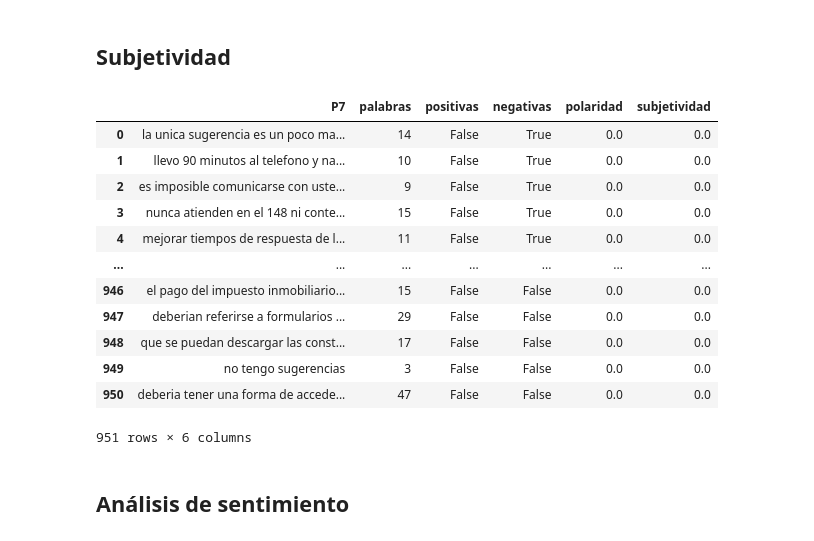
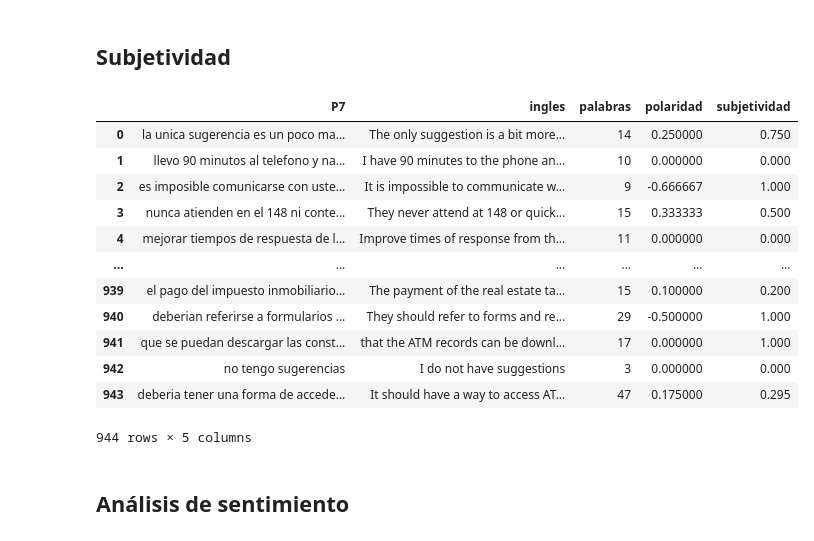
Before and after one commit to atmdatascience/python, a Jupyter notebook: colab/Analisis_v03.ipynb, the cells around one changed output. Cells and saved outputs as stored; diff of their text form; code cells hidden in the pictures.

```diff
--- a/colab/Analisis_v03.ipynb
+++ b/colab/Analisis_v03.ipynb
@@ -181,0 +191,3 @@ texto
+# %%
+textoingles = pd.read_csv(url+ingles)
+textoingles
@@ -209,4 +235,4 @@ True
 # %% [markdown]
 ## Conteo de palabras
 # %%
-texto["palabras"] = texto["P7"].apply(lambda x : len(TextBlob(str(x)).words))
+textoingles["palabras"] = textoingles["P7"].apply(lambda x : len(TextBlob(str(x)).words))
@@ -254,4 +255,4 @@ texto
 # %% [markdown]
 ## Polaridad
 # %%
-texto["polaridad"] = texto["P7"].apply(lambda x : TextBlob(str(x)).sentiment.polarity)
+textoingles["polaridad"] = textoingles["ingles"].apply(lambda x : TextBlob(str(x)).sentiment.polarity)
@@ -274,23 +275,23 @@ texto
 # %% [markdown]
 ## Subjetividad
 # %%
-texto["subjetividad"] = texto["P7"].apply(lambda x : TextBlob(str(x)).sentiment.subjectivity)
+textoingles["subjetividad"] = textoingles["ingles"].apply(lambda x : TextBlob(str(x)).sentiment.subjectivity)
-# %%
-texto
-# %% [output]
-|  | P7 | palabras | positivas | negativas | polaridad | subjetividad |
-| 0 | la unica sugerencia es un poco ma... | 14 | False | True | 0.0 | 0.0 |
-| 1 | llevo 90 minutos al telefono y na... | 10 | False | True | 0.0 | 0.0 |
-| 2 | es imposible comunicarse con uste... | 9 | False | True | 0.0 | 0.0 |
-| 3 | nunca atienden en el 148 ni conte... | 15 | False | True | 0.0 | 0.0 |
-| 4 | mejorar tiempos de respuesta de l... | 11 | False | True | 0.0 | 0.0 |
-| ... | ... | ... | ... | ... | ... | ... |
-| 946 | el pago del impuesto inmobiliario... | 15 | False | False | 0.0 | 0.0 |
-| 947 | deberian referirse a formularios ... | 29 | False | False | 0.0 | 0.0 |
-| 948 | que se puedan descargar las const... | 17 | False | False | 0.0 | 0.0 |
-| 949 | no tengo sugerencias | 3 | False | False | 0.0 | 0.0 |
-| 950 | deberia tener una forma de accede... | 47 | False | False | 0.0 | 0.0 |
-951 rows × 6 columns
+# %%
+textoingles
+# %% [output]
+|  | P7 | ingles | palabras | polaridad | subjetividad |
+| 0 | la unica sugerencia es un poco ma... | The only suggestion is a bit more... | 14 | 0.250000 | 0.750 |
+| 1 | llevo 90 minutos al telefono y na... | I have 90 minutes to the phone an... | 10 | 0.000000 | 0.000 |
+| 2 | es imposible comunicarse con uste... | It is impossible to communicate w... | 9 | -0.666667 | 1.000 |
+| 3 | nunca atienden en el 148 ni conte... | They never attend at 148 or quick... | 15 | 0.333333 | 0.500 |
+| 4 | mejorar tiempos de respuesta de l... | Improve times of response from th... | 11 | 0.000000 | 0.000 |
+| ... | ... | ... | ... | ... | ... |
+| 939 | el pago del impuesto inmobiliario... | The payment of the real estate ta... | 15 | 0.100000 | 0.200 |
+| 940 | deberian referirse a formularios ... | They should refer to forms and re... | 29 | -0.500000 | 1.000 |
+| 941 | que se puedan descargar las const... | that the ATM records can be downl... | 17 | 0.000000 | 1.000 |
+| 942 | no tengo sugerencias | I do not have suggestions | 3 | 0.000000 | 0.000 |
+| 943 | deberia tener una forma de accede... | It should have a way to access AT... | 47 | 0.175000 | 0.295 |
+944 rows × 5 columns
 # %% [markdown]
 ## Análisis de sentimiento
 # %% [markdown]
```
Also changed, not shown: parts of 17 cells of this notebook.
